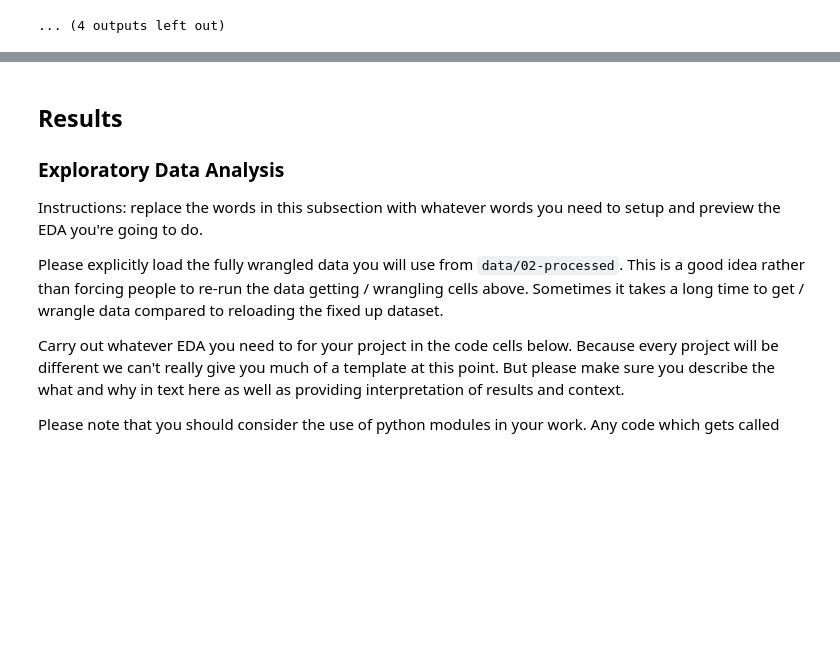
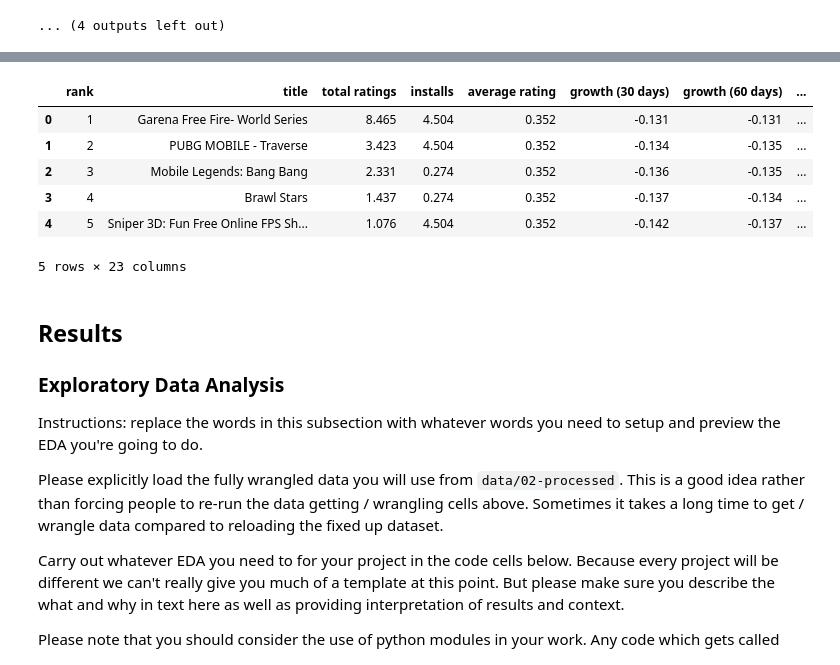
Before and after one commit to COGS108/Group066_WI26, a Jupyter notebook: 02-EDACheckpoint.ipynb, the cells around one changed output, grey strips where cells are left out. Drawn from its saved outputs; the diff is of its cells as text; code cells hidden in the pictures; blank space fills up the shorter version.

Commit message:
feat: standardize features within each genre for fair feature variable-target variable analysis

```diff
--- a/02-EDACheckpoint.ipynb
+++ b/02-EDACheckpoint.ipynb
@@ -480,3 +465,30 @@ df_clean.head()
+# %%
+# Standardize numeric columns within each genre so values are comparable across categories.
+df_standardized = df_clean.copy()
+numeric_cols = df_standardized.select_dtypes(include=[np.number]).columns.tolist()
+cols_to_standardize = [col for col in numeric_cols if col != 'rank']
+
+
+def zscore_within_genre(series):
+    std = series.std(ddof=0)
+    if pd.isna(std) or std == 0:
+        return pd.Series(0.0, index=series.index)
+    return (series - series.mean()) / std
+
+
+df_standardized[cols_to_standardize] = df_standardized.groupby('category')[cols_to_standardize].transform(zscore_within_genre)
+
+# Save the cleaned + standardized dataset
+df_standardized.to_csv("data/02-processed/android-games-processed.csv", index=False)
+df_standardized.head()
+# %% [output]
+|  | rank | title | total ratings | installs | average rating | growth (30 days) | growth (60 days) | ... |
+| 0 | 1 | Garena Free Fire- World Series | 8.465 | 4.504 | 0.352 | -0.131 | -0.131 | ... |
+| 1 | 2 | PUBG MOBILE - Traverse | 3.423 | 4.504 | 0.352 | -0.134 | -0.135 | ... |
+| 2 | 3 | Mobile Legends: Bang Bang | 2.331 | 0.274 | 0.352 | -0.136 | -0.135 | ... |
+| 3 | 4 | Brawl Stars | 1.437 | 0.274 | 0.352 | -0.137 | -0.134 | ... |
+| 4 | 5 | Sniper 3D: Fun Free Online FPS Sh... | 1.076 | 4.504 | 0.352 | -0.142 | -0.137 | ... |
+5 rows × 23 columns
 # %% [markdown]
 ## Results
 
```
Also changed, not shown: parts of 3 cells of this notebook.
